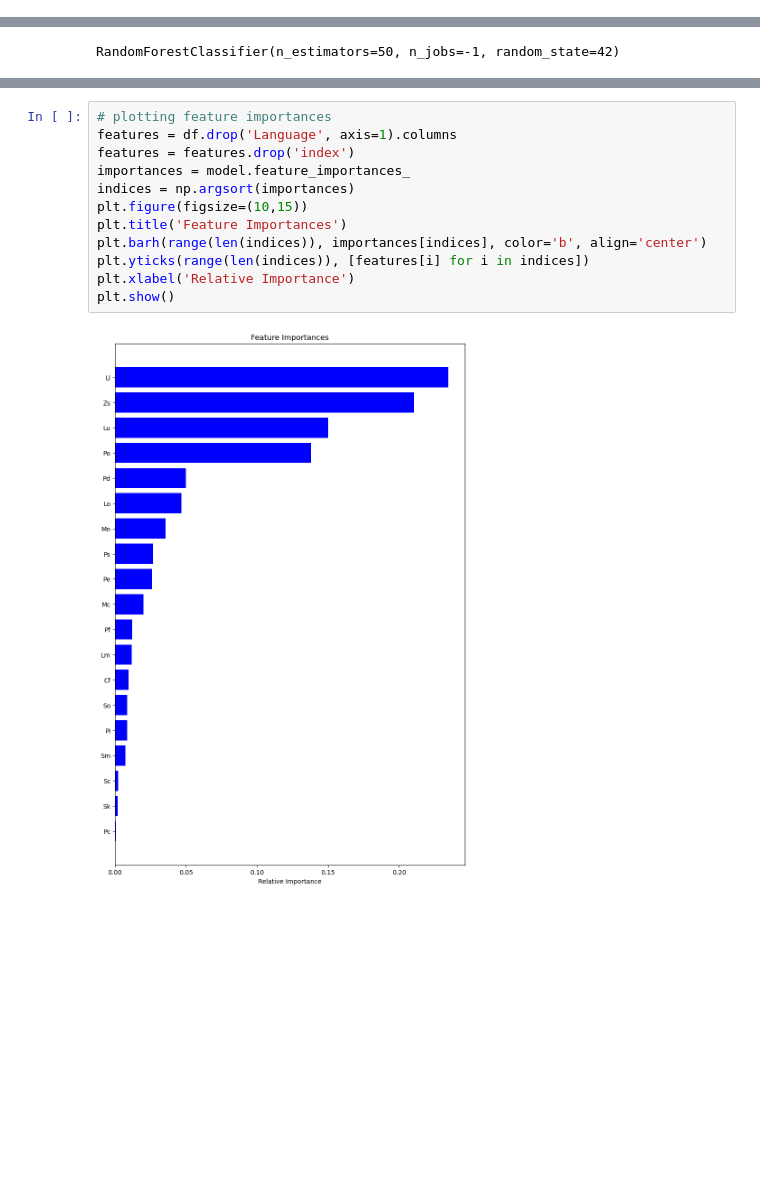
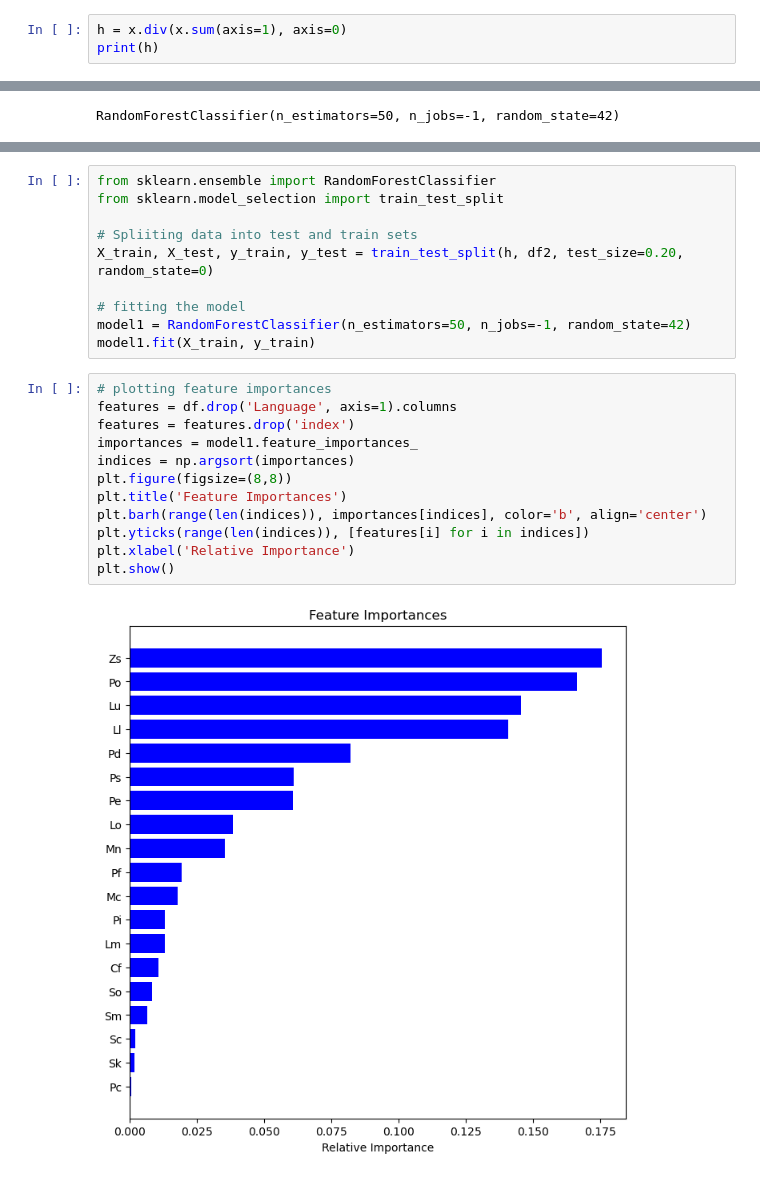
Before and after one commit to JoyC177/Language-Identification-MBERT, a Jupyter notebook: Feature Selection.ipynb, the cells around one changed output, grey strips where cells are left out. Cells and saved outputs as stored; diff of their text form; blank space fills up the shorter version.

```diff
--- a/Feature Selection.ipynb
+++ b/Feature Selection.ipynb
@@ -99,3 +86,6 @@ print(x)
 117499   0   0
 
 [117500 rows x 19 columns]
+# %%
+h = x.div(x.sum(axis=1), axis=0)
+print(h)
@@ -114,14 +161,24 @@ RandomForestClassifier(n_estimators=50, n_jobs=-1, random_state=42)
+# %%
+from sklearn.ensemble import RandomForestClassifier
+from sklearn.model_selection import train_test_split
+
+# Spliiting data into test and train sets
+X_train, X_test, y_train, y_test = train_test_split(h, df2, test_size=0.20, random_state=0)
+
+# fitting the model
+model1 = RandomForestClassifier(n_estimators=50, n_jobs=-1, random_state=42)
+model1.fit(X_train, y_train)
 # %%
 # plotting feature importances
 features = df.drop('Language', axis=1).columns
 features = features.drop('index')
-importances = model.feature_importances_
+importances = model1.feature_importances_
 indices = np.argsort(importances)
-plt.figure(figsize=(10,15))
+plt.figure(figsize=(8,8))
 plt.title('Feature Importances')
 plt.barh(range(len(indices)), importances[indices], color='b', align='center')
 plt.yticks(range(len(indices)), [features[i] for i in indices])
 plt.xlabel('Relative Importance')
 plt.show()
 # %% [output]
-[figure, old version]
+[figure, new version]
```
Also changed, not shown: parts of 4 cells of this notebook, 1 other file.
